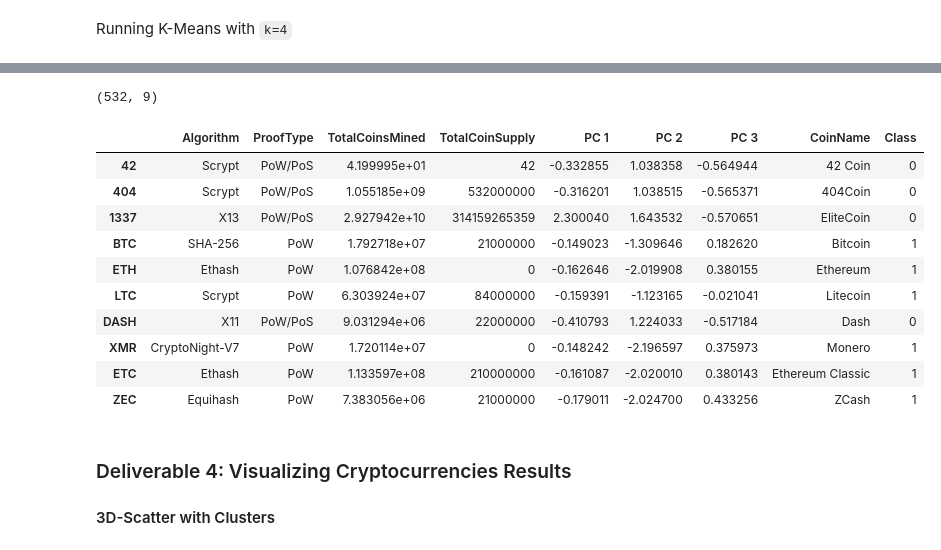
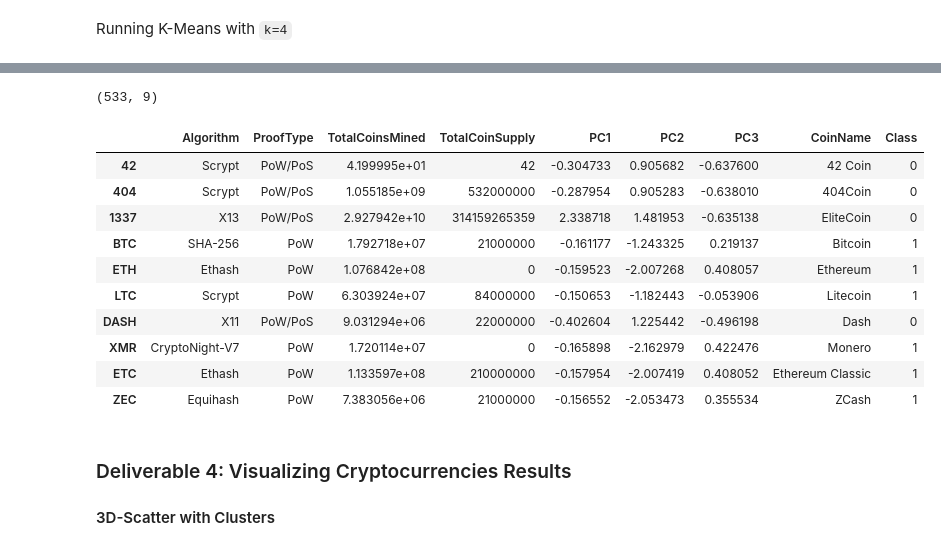
Before and after one commit to mzabrisk/Cryptocurrencies, a Jupyter notebook: crypto_clustering.ipynb, the cells around one changed output, grey strips where cells are left out. Cells and saved outputs as stored; diff of their text form; code cells hidden in the pictures.

```diff
--- a/crypto_clustering.ipynb
+++ b/crypto_clustering.ipynb
@@ -257,0 +253,13 @@ pca_df
+# %%
+# Create an elbow curve to find the best value for K.
+inertia = []
+k = list(range(1, 11))
+
+for i in k:
+    km = KMeans(n_clusters=i, random_state=0)
+    km.fit(pca_df)
+    inertia.append(km.inertia_)
+
+elbow_data = {"k": k, "inertia": inertia}
+df_elbow = pd.DataFrame(elbow_data)
+df_elbow.hvplot.line(x="k", y="inertia", title="Elbow Curve", xticks=k)
@@ -259,11 +269,12 @@ pca_df
 Running K-Means with `k=4`
 # %%
 # Initialize the K-Means model.
-# YOUR CODE HERE
+model = KMeans(n_clusters=4)
 
 # Fit the model
-# YOUR CODE HERE
+model.fit(pca_df)
 
 # Predict clusters
-# YOUR CODE HERE
+predictions = model.predict(pca_df)
+len(predictions)
 # %% [output]
@@ -287,30 +282,29 @@ array([0, 0, 0, 1, 1, 1, 0, 1, 1, 1, 0, 1, 0, 0, 1, 0, 1, 1, 0, 0, 1, 1,
 # %%
 # Create a new DataFrame including predicted clusters and cryptocurrencies features.
 # Concatentate the crypto_df and pcs_df DataFrames on the same columns.
-# YOUR CODE HERE
+clustered_df = pd.concat([crypto_df, pca_df], axis=1)
 
 #  Add a new column, "CoinName" to the clustered_df DataFrame that holds the names of the cryptocurrencies.
-# YOUR CODE HERE
+clustered_df['CoinName'] = coin_name_df
 
 #  Add a new column, "Class" to the clustered_df DataFrame that holds the predictions.
-# YOUR CODE HERE
-
+clustered_df['Class'] = predictions
 # Print the shape of the clustered_df
 print(clustered_df.shape)
 clustered_df.head(10)
 # %% [output]
-(532, 9)
+(533, 9)
-|  | Algorithm | ProofType | TotalCoinsMined | TotalCoinSupply | PC 1 | PC 2 | PC 3 | CoinName | Class |
-| 42 | Scrypt | PoW/PoS | 4.199995e+01 | 42 | -0.332855 | 1.038358 | -0.564944 | 42 Coin | 0 |
-| 404 | Scrypt | PoW/PoS | 1.055185e+09 | 532000000 | -0.316201 | 1.038515 | -0.565371 | 404Coin | 0 |
-| 1337 | X13 | PoW/PoS | 2.927942e+10 | 314159265359 | 2.300040 | 1.643532 | -0.570651 | EliteCoin | 0 |
-| BTC | SHA-256 | PoW | 1.792718e+07 | 21000000 | -0.149023 | -1.309646 | 0.182620 | Bitcoin | 1 |
-| ETH | Ethash | PoW | 1.076842e+08 | 0 | -0.162646 | -2.019908 | 0.380155 | Ethereum | 1 |
-| LTC | Scrypt | PoW | 6.303924e+07 | 84000000 | -0.159391 | -1.123165 | -0.021041 | Litecoin | 1 |
-| DASH | X11 | PoW/PoS | 9.031294e+06 | 22000000 | -0.410793 | 1.224033 | -0.517184 | Dash | 0 |
-| XMR | CryptoNight-V7 | PoW | 1.720114e+07 | 0 | -0.148242 | -2.196597 | 0.375973 | Monero | 1 |
-| ETC | Ethash | PoW | 1.133597e+08 | 210000000 | -0.161087 | -2.020010 | 0.380143 | Ethereum Classic | 1 |
-| ZEC | Equihash | PoW | 7.383056e+06 | 21000000 | -0.179011 | -2.024700 | 0.433256 | ZCash | 1 |
+|  | Algorithm | ProofType | TotalCoinsMined | TotalCoinSupply | PC1 | PC2 | PC3 | CoinName | Class |
+| 42 | Scrypt | PoW/PoS | 4.199995e+01 | 42 | -0.304733 | 0.905682 | -0.637600 | 42 Coin | 0 |
+| 404 | Scrypt | PoW/PoS | 1.055185e+09 | 532000000 | -0.287954 | 0.905283 | -0.638010 | 404Coin | 0 |
+| 1337 | X13 | PoW/PoS | 2.927942e+10 | 314159265359 | 2.338718 | 1.481953 | -0.635138 | EliteCoin | 0 |
+| BTC | SHA-256 | PoW | 1.792718e+07 | 21000000 | -0.161177 | -1.243325 | 0.219137 | Bitcoin | 1 |
+| ETH | Ethash | PoW | 1.076842e+08 | 0 | -0.159523 | -2.007268 | 0.408057 | Ethereum | 1 |
+| LTC | Scrypt | PoW | 6.303924e+07 | 84000000 | -0.150653 | -1.182443 | -0.053906 | Litecoin | 1 |
+| DASH | X11 | PoW/PoS | 9.031294e+06 | 22000000 | -0.402604 | 1.225442 | -0.496198 | Dash | 0 |
+| XMR | CryptoNight-V7 | PoW | 1.720114e+07 | 0 | -0.165898 | -2.162979 | 0.422476 | Monero | 1 |
+| ETC | Ethash | PoW | 1.133597e+08 | 210000000 | -0.157954 | -2.007419 | 0.408052 | Ethereum Classic | 1 |
+| ZEC | Equihash | PoW | 7.383056e+06 | 21000000 | -0.156552 | -2.053473 | 0.355534 | ZCash | 1 |
 # %% [markdown]
 ### Deliverable 4: Visualizing Cryptocurrencies Results
 
```
Also changed, not shown: parts of 5 cells of this notebook.
